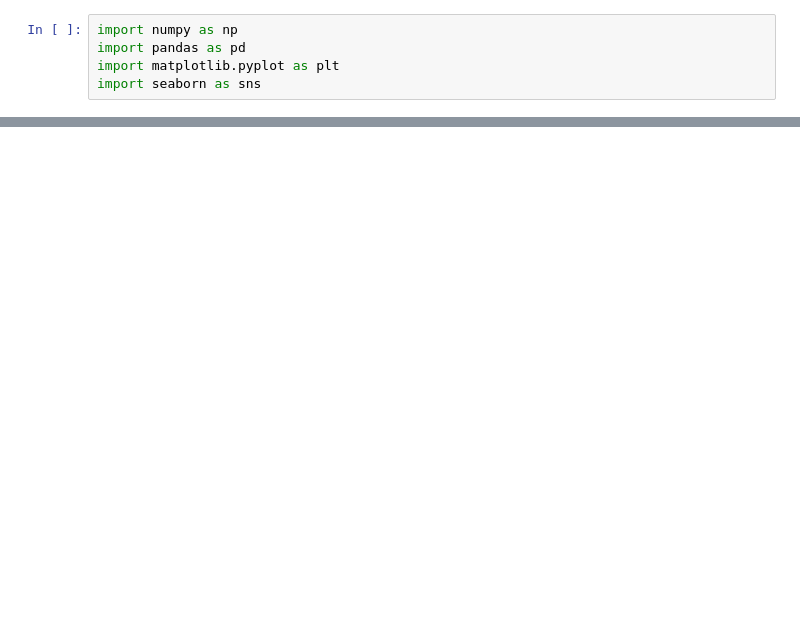
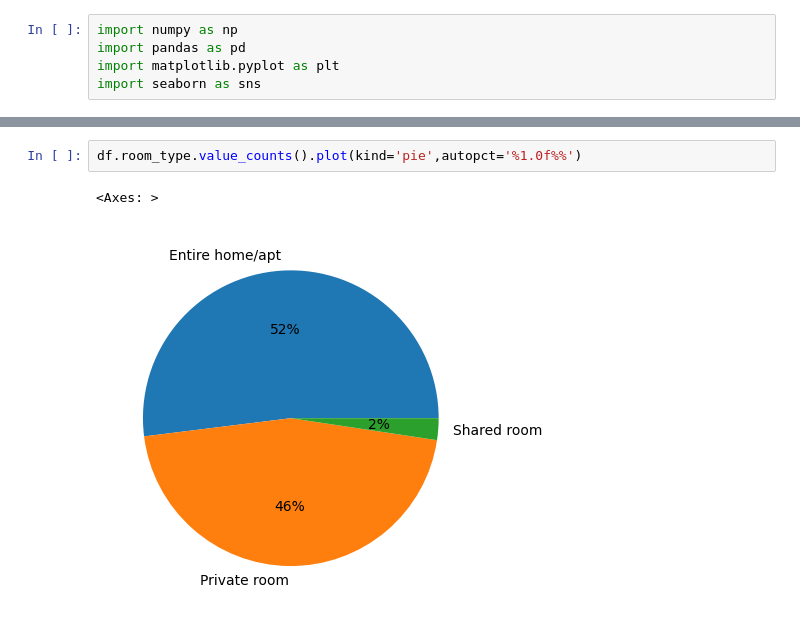
Before and after one commit to amnaherex/Roomify, a Jupyter notebook: Untitled.ipynb, the cells around one changed output, grey strips where cells are left out. Drawn from its saved outputs; the diff is of its cells as text; blank space fills up the shorter version.

```diff
--- a/Untitled.ipynb
+++ b/Untitled.ipynb
@@ -21,0 +137,5 @@ Path to dataset files: C:\Users\DELL\.cache\kagglehub\datasets\dgomonov\new-york
+# %%
+df.room_type.value_counts().plot(kind='pie',autopct='%1.0f%%')
+# %% [output]
+<Axes: >
+[figure, added]
```
Also changed, not shown: parts of 47 cells of this notebook.
